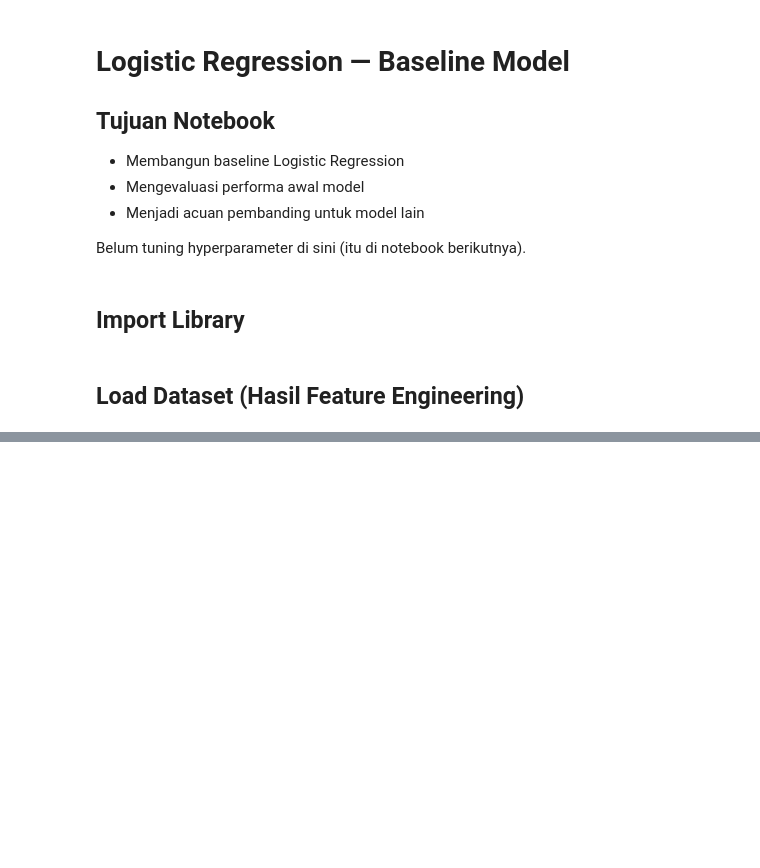
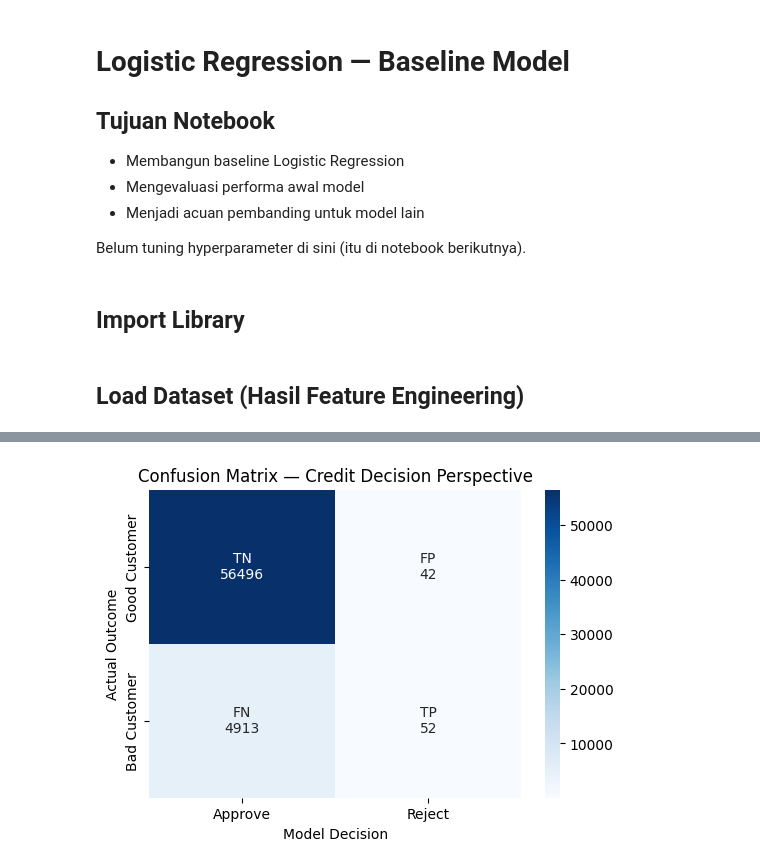
Before and after one commit to ookapratama/ML-Experiments, a Jupyter notebook: home_credit_default_risk/notebooks/03_modelling/03_01_logistic_regression.ipynb, the cells around one changed output, grey strips where cells are left out. Saved outputs shown, nothing was run; the diff lists cells and outputs as text; code cells hidden in the pictures; blank space fills up the shorter version.

```diff
--- a/home_credit_default_risk/notebooks/03_modelling/03_01_logistic_regression.ipynb
+++ b/home_credit_default_risk/notebooks/03_modelling/03_01_logistic_regression.ipynb
@@ -33,0 +46,3 @@ df.shape
+# %%
+X = df.drop(columns=['TARGET'])
+y = df['TARGET']
@@ -33,0 +143,27 @@ df.shape
+# %%
+import seaborn as sns
+from sklearn.metrics import ConfusionMatrixDisplay
+
+cm = confusion_matrix(y_val, y_val_pred)
+
+tn, fp, fn, tp = cm.ravel()
+
+plt.figure(figsize=(6,4))
+sns.heatmap(
+    cm,
+    annot=[
+        [f'TN\n{tn}', f'FP\n{fp}'],
+        [f'FN\n{fn}', f'TP\n{tp}']
+    ],
+    fmt='',
+    cmap='Blues',
+    xticklabels=['Approve', 'Reject'],
+    yticklabels=['Good Customer', 'Bad Customer']
+)
+
+plt.title('Confusion Matrix — Credit Decision Perspective')
+plt.xlabel('Model Decision')
+plt.ylabel('Actual Outcome')
+plt.show()
+# %% [output]
+[figure, added]
```
Also changed, not shown: parts of 30 cells of this notebook, 1 other file.
